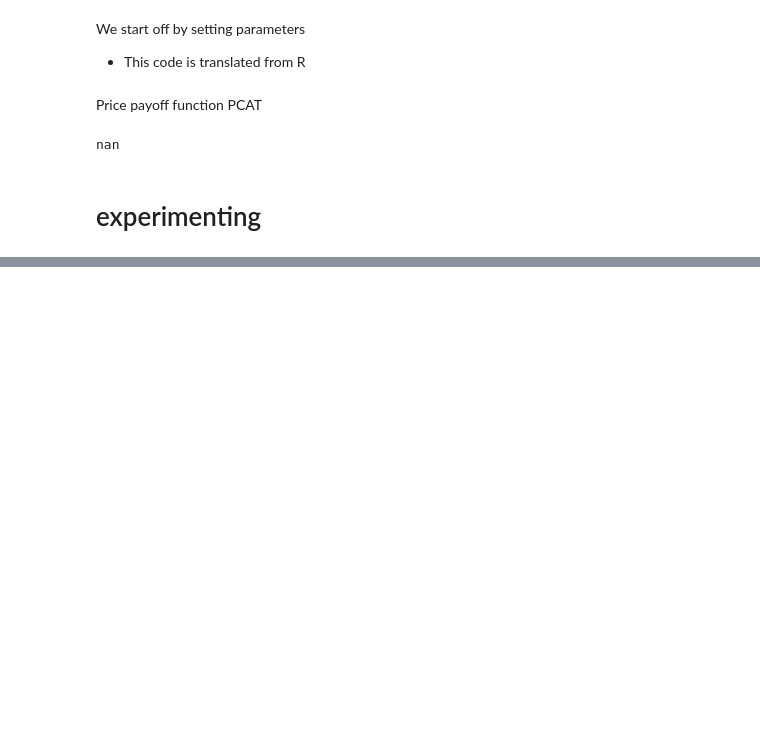
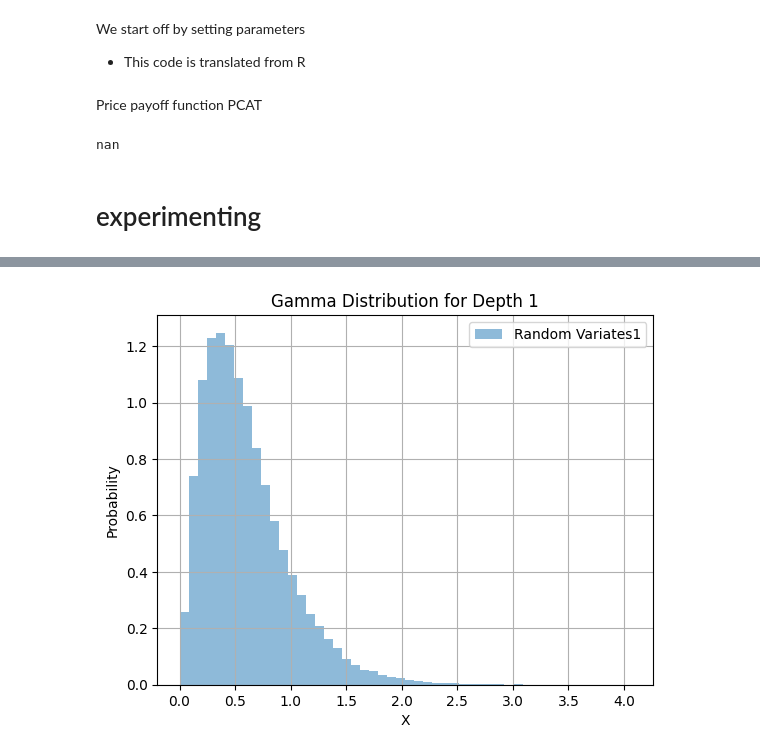
Before and after one commit to massey007/Code-Work, a Jupyter notebook: CAT bonds.ipynb, the cells around one changed output, grey strips where cells are left out. Drawn from its saved outputs; the diff is of its cells as text; code cells hidden in the pictures; blank space fills up the shorter version.

Commit message:
Experimenting with gamma function

```diff
--- a/CAT bonds.ipynb
+++ b/CAT bonds.ipynb
@@ -151,6 +151,8 @@ gev_dist2 = stats.genextreme(c2, loc2, scale2)
 # Generate random variates
 Mag1 = random_variates1 = gev_dist1.rvs(size=100_000)
 Mag2 = random_variates2 = gev_dist2.rvs(size=100_000)
+Depth1 = stats.gamma.rvs(2.35378504, 0,0.25460951 ,m )
+Depth2 = stats.gamma.rvs(1.44878306, 0, 0.14585340, m)
 # %%
 # Plot
 plt.figure(figsize=(10, 5))
@@ -181,0 +184,10 @@ plt.show()
+# %%
+plt.hist(Depth1, bins=50, density=True, alpha=0.5, label='Random Variates1')
+plt.xlabel('X')
+plt.ylabel('Probability')
+plt.title('Gamma Distribution for Depth 1')
+plt.legend()
+plt.grid(True)
+plt.show()
+# %% [output]
+[figure, added]
```
Also changed, not shown: parts of 2 cells of this notebook.
